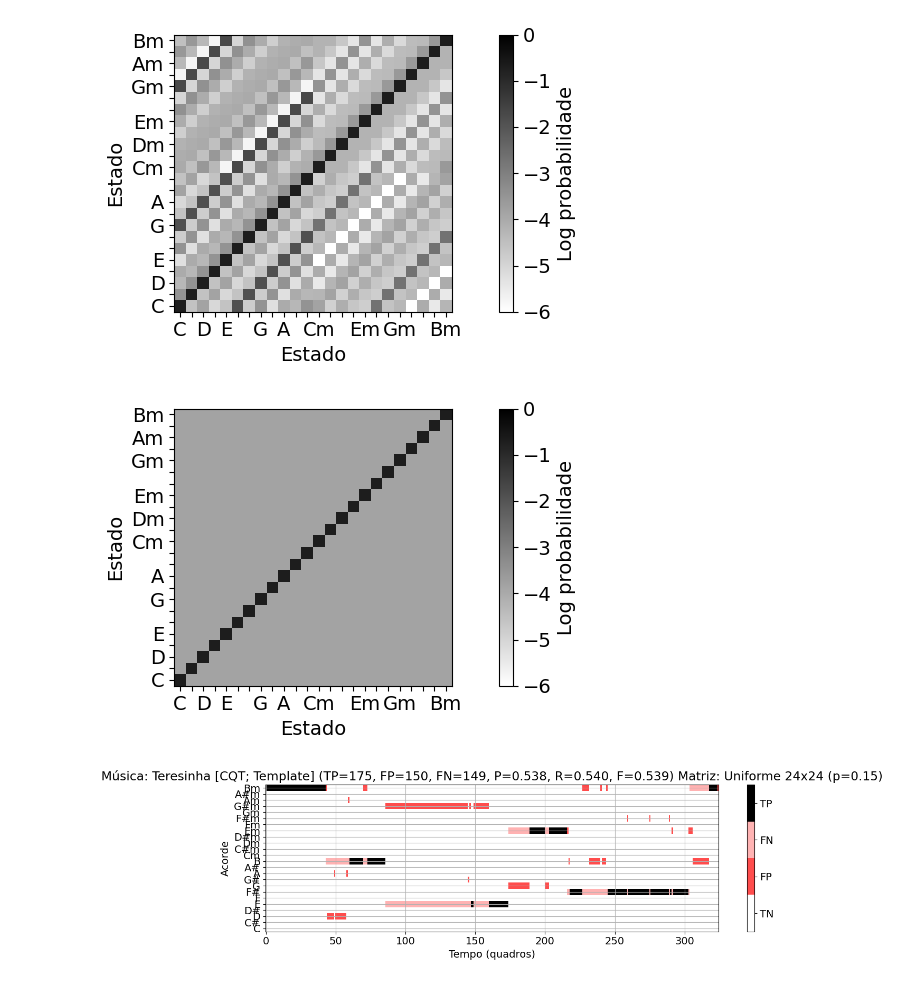
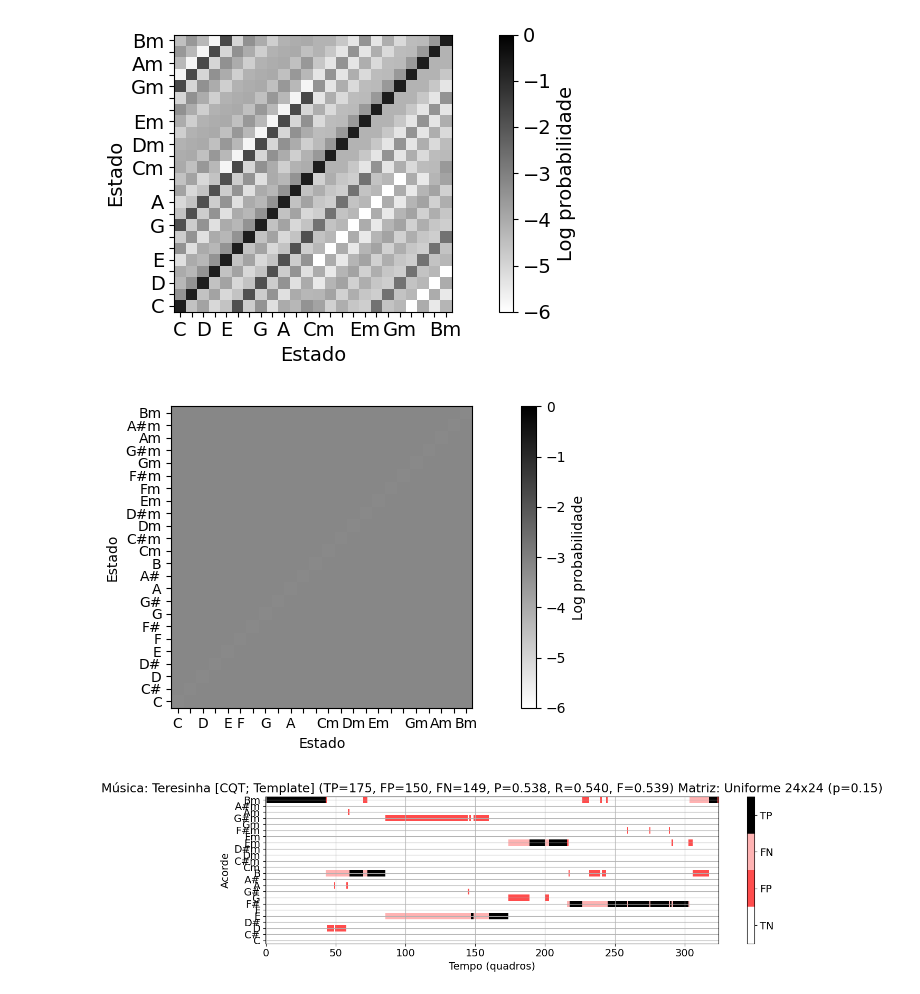
Before and after one commit to RodrigoPita/TCC, a Jupyter notebook: Initial Tests/batch_6.ipynb, the cells around one changed output. Drawn from its saved outputs; the diff is of its cells as text; code cells hidden in the pictures.

```diff
--- a/Initial Tests/batch_6.ipynb
+++ b/Initial Tests/batch_6.ipynb
@@ -99,3 +99,6 @@ libfmp.b.plot_chromagram(X_dict_IIR[s], Fs=Fs_X_dict_IIR[s], ax=[ax],
 plt.tight_layout()
 # %% [output]
 [figure]
+# %%
+chord_labels = libfmp.c5.get_chord_labels(nonchord=False)
+plot_hmm_likelihood_matrix(fn_wav, fn_ann, color_ann, chord_labels, version='IIR')
@@ -442,31 +503,31 @@ plt.tight_layout()
 # %%
 def uniform_transition_matrix(p=0.01, N=24):
     """Computes uniform transition matrix
 
     Notebook: C5/C5S3_ChordRec_HMM.ipynb
 
     Args:
         p (float): Self transition probability (Default value = 0.01)
         N (int): Column and row dimension (Default value = 24)
 
     Returns:
         A (np.ndarray): Output transition matrix
     """
     off_diag_entries = (1-p) / (N-1)     # rows should sum up to 1
     A = off_diag_entries * np.ones([N, N])
     np.fill_diagonal(A, p)
     return A
 
 fig, ax = plt.subplots(1, 1, gridspec_kw={'width_ratios': [1],
                                           'height_ratios': [1]},
                        figsize=(10, 3.8))
 
-p = 0.5
+p = 0.04
 A_uni = uniform_transition_matrix(p)
 plot_transition_matrix(A_uni, ax=[ax])
 plt.tight_layout()
 # %% [output]
-[figure, old version]
+[figure, new version]
 # %%
 for s in song_selected:
     output = chord_recognition_all(X_dict_CQT[s], ann_dict_CQT[s][0], p=0.15)
```
Also changed, not shown: parts of 6 cells of this notebook, 3 other files.
